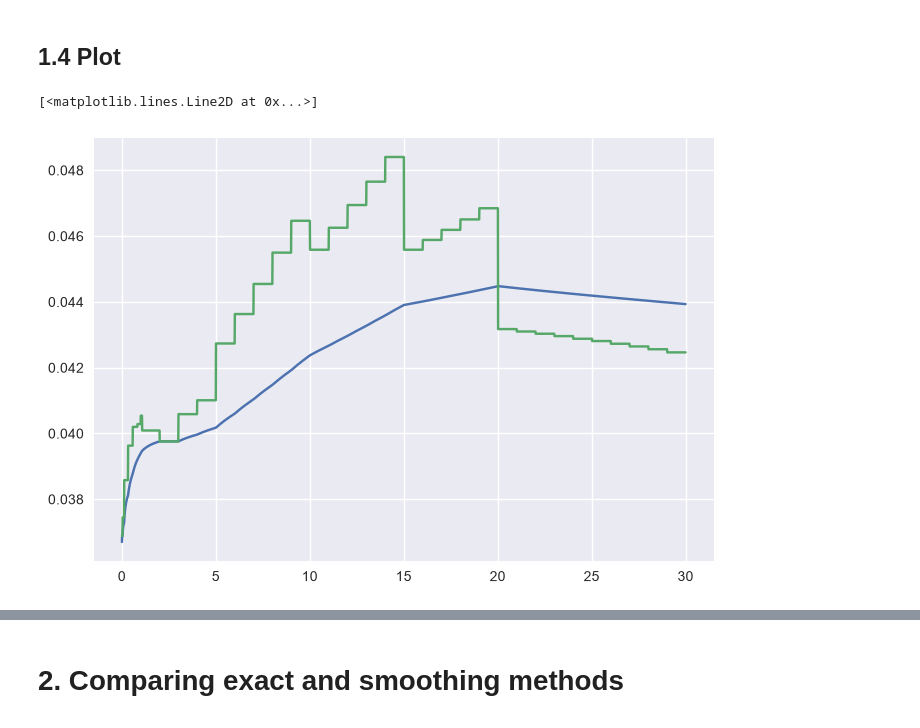
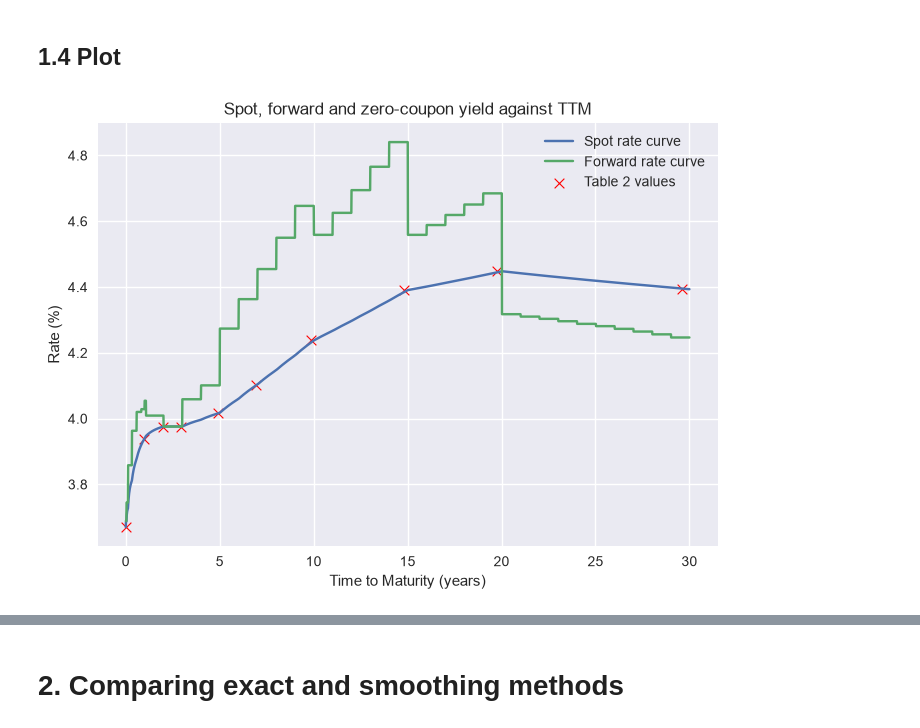
Before and after one commit to RomainFast121/IRCRM_project, a Jupyter notebook: project_2026.ipynb, the cells around one changed output, grey strips where cells are left out. Drawn from its saved outputs; the diff is of its cells as text; code cells hidden in the pictures.

```diff
--- a/project_2026.ipynb
+++ b/project_2026.ipynb
@@ -270,0 +293,9 @@ for inst in insts:
+# %%
+P_t = 1.0
+R = 3.62
+delta = act360(t0, df.maturity[0])
+print('delta : ', delta)
+
+P_T = P_t / (1 + (R / 100) * delta)
+quote = 1/delta * (1/P_T - 1) * 100
+print('error : ', quote - R)
@@ -318,28 +352,49 @@ display(table_2)
 # %%
 # Transform TTM to ACT365
 pillars = table_2.copy()
 pillars['Time to Maturity'] = table_2['Time to Maturity'] * 360 / 365
 
 xp = np.insert(table_2['Time to Maturity'].to_numpy(), 0, 0.0)
 yp = np.insert(table_2['log(P(t0, Ti))'].to_numpy(), 0, 0.0)
 
 m = np.arange(1, 365*30 + 1)
 tau_grid = m/365
 
 # Log-linear interpolation
 
 logP_grid = np.interp(tau_grid, xp, yp)
 P_grid = np.exp(logP_grid)
 
 # Spot and forward
 
 spot_grid = -logP_grid/tau_grid
 fwd_grid = np.gradient(-logP_grid, tau_grid)
 
 
+# Plot the curves
+plt.plot(tau_grid, spot_grid * 100.0, label = 'Spot rate curve')
+plt.plot(tau_grid, fwd_grid * 100.0,label = 'Forward rate curve')
 
-plt.plot(tau_grid, spot_grid)
-plt.plot(tau_grid, fwd_grid)
+
+# Original table 2 value as cross overlay
+# Get only value of interest
+table_2_dates = pd.to_datetime([
+    '2026-08-20', '2027-08-19', '2028-08-21', '2029-08-20',
+    '2031-08-19', '2033-08-19', '2036-08-19', '2041-08-19',
+    '2046-08-20', '2056-08-21'
+])
+bonds = pillars.loc[table_2_dates]
+
+# Plot the points
+plt.scatter(bonds['Time to Maturity'], bonds['y(t0, Ti)'], marker='x', color = 'red', linewidths=0.8
+, label = 'Table 2 values')
+
+
+plt.ylabel('Rate (%)')
+plt.xlabel('Time to Maturity (years)')
+plt.title('Spot, forward and zero-coupon yield against TTM')
+
+plt.legend()
+plt.show()
 # %% [output]
-[<matplotlib.lines.Line2D at 0x...>]
-[figure, old version]
+[figure, new version]
```
Also changed, not shown: parts of 6 cells of this notebook.
